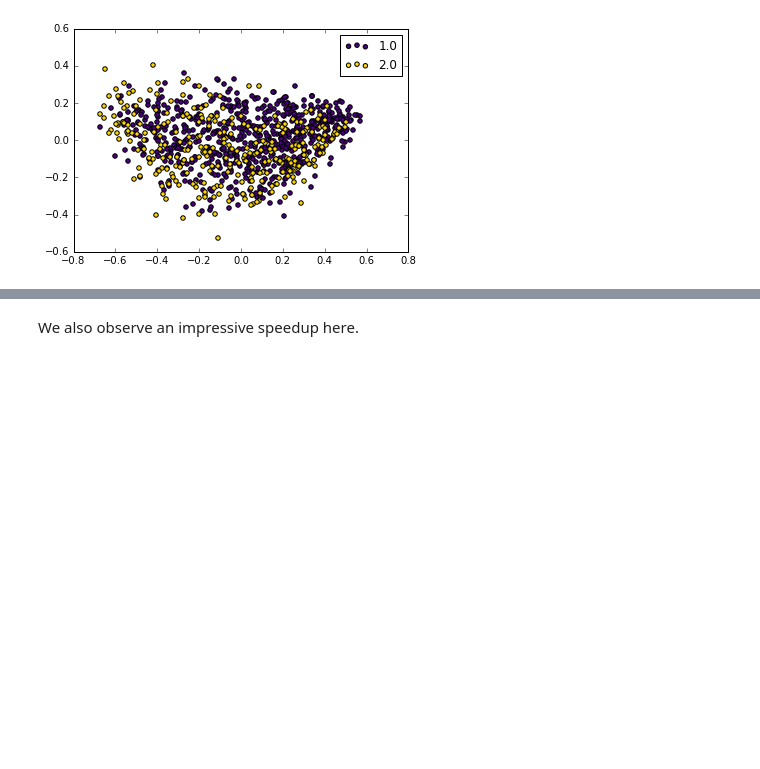
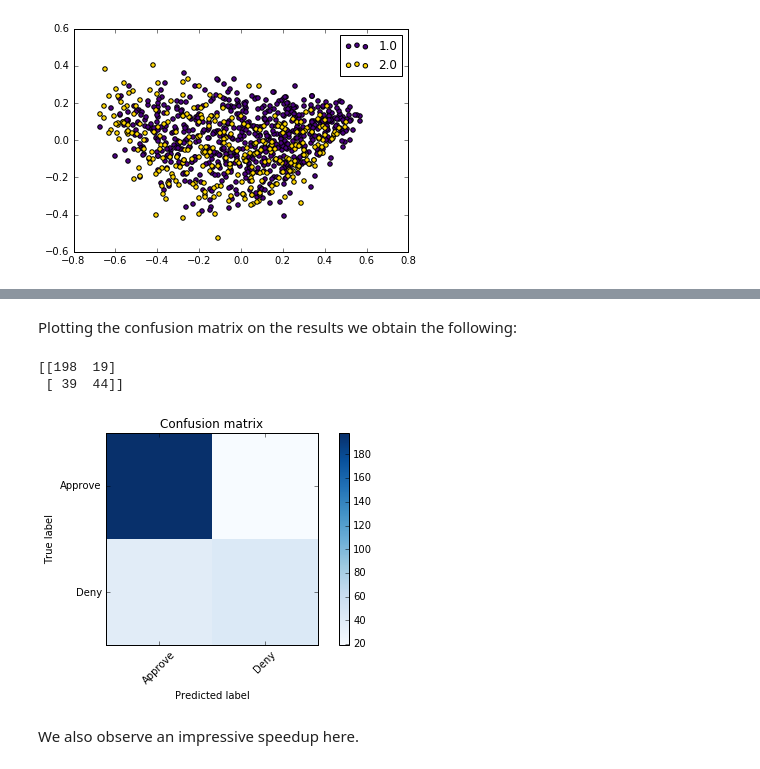
Before and after one commit to javierfdr/credit-scoring-analysis, a Jupyter notebook: src/credit_notebook.ipynb, the cells around one changed output, grey strips where cells are left out. Saved outputs shown, nothing was run; the diff lists cells and outputs as text; code cells hidden in the pictures; blank space fills up the shorter version.

```diff
--- a/src/credit_notebook.ipynb
+++ b/src/credit_notebook.ipynb
@@ -61,0 +63,22 @@ We observe that this operation is more than one order of magnitude faster in Num
+# %%
+from sklearn.metrics import classification_report
+
+X_train, X_test, y_train, y_test = cross_validation.train_test_split(X, y, test_size=0.3, random_state=0)
+
+param_grid = [
+  {'C': [0.01,0.1, 1, 10, 100,1000], 'kernel': ['linear']}
+ ]
+
+clf = svm.SVC(kernel='linear', C=10)
+clf = GridSearchCV(clf, param_grid, cv=5, scoring='f1')
+clf.fit(X_train, y_train)
+
+print("Best parameters combination")
+print(clf.best_params_)
+print("F1 scores on each combination:")
+for params, mean_score, scores in clf.grid_scores_:
+    print("%0.3f (+/-%0.03f) for %r"
+          % (mean_score, scores.std() * 2, params))
+print("Detailed classification report:")
+y_true, y_pred = y_test, clf.predict(X_test)
+print(classification_report(y_true, y_pred))
@@ -62,3 +102,19 @@ We observe that this operation is more than one order of magnitude faster in Num
+# %% [markdown]
+Plotting the confusion matrix on the results we obtain the following:
+# %%
+from sklearn.metrics import confusion_matrix
+cm = confusion_matrix(y_test,y_pred)
+plotConfusionMatrix(cm,['Approve','Deny'])
+
+print cm
+TP = cm[0,0]
+TN = cm[0,1]
+FP = cm[1,0]
+FN = cm[1,1]
+# %% [output]
+[[198  19]
+ [ 39  44]]
+[figure, added]
 # %% [markdown]
 We also observe an impressive speedup here.
 # %%
```
Also changed, not shown: parts of 29 cells of this notebook, 1 other file.
